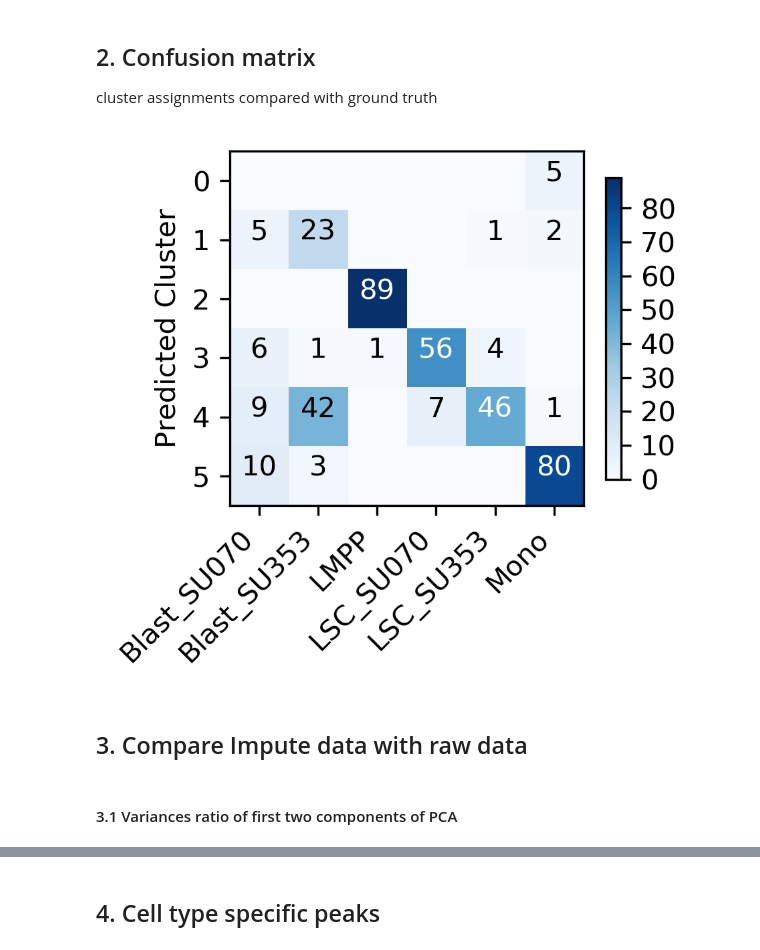
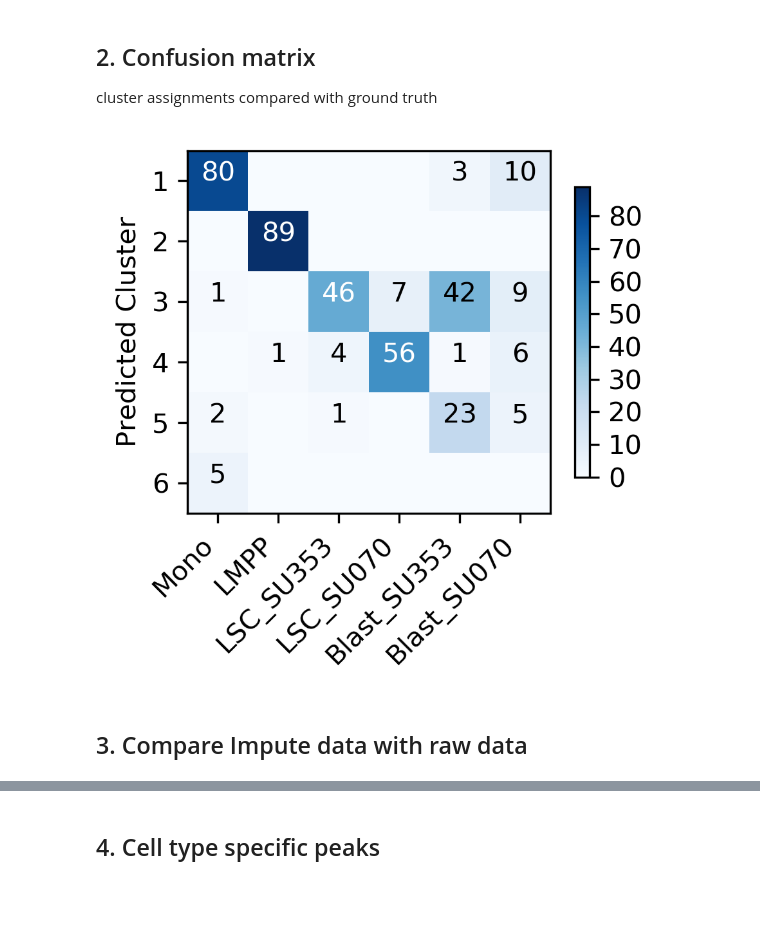
Before and after one commit to jsxlei/SCALE, a Jupyter notebook: notebooks/tutorial.ipynb, the cells around one changed output, grey strips where cells are left out. Cells and saved outputs as stored; diff of their text form; code cells hidden in the pictures; blank space fills up the shorter version.

```diff
--- a/notebooks/tutorial.ipynb
+++ b/notebooks/tutorial.ipynb
@@ -94,3 +73,15 @@ _, assignments = cluster_acc(assignments, ref) # reassignment cluster
+# %%
+ref, classes, le = read_labels(reference_file, return_enc=True)
+classes = ['Mono', 'LMPP', 'LSC_SU353', 'LSC_SU070', 'Blast_SU353', 'Blast_SU070']
+classes_ = le.transform(classes) # class number name
+
+pred, pred_classes = read_labels(assignments_file)
+pred = reassign_cluster_with_ref(pred, ref)
+
+y = le.inverse_transform(ref)
+pred_ = le.inverse_transform(pred)
+y_pred = np.array(['cluster'+str(c+1) for c in pred])
+# _, assignments = cluster_acc(assignments, ref) # reassignment cluster
 # %% [markdown]
 ## 1. Feature embedding
 different color representing ground truth cell types
@@ -104,12 +96,10 @@ plot_embedding(feature, ref, classes, markersize=10, figsize=(4,4))
 ## 2. Confusion matrix
 cluster assignments compared with ground truth
 # %%
-cm = confusion_matrix(assignments, ref)
-plot_confusion_matrix(cm, classes, assign_classes,
+cm = confusion_matrix(pred_, y, labels=classes)
+plot_confusion_matrix(cm, classes, pred_classes+1,
                     title='', normalize=False, figsize=(3,3), show_cbar=True)
 # %% [output]
-[figure, old version]
+[figure, new version]
 # %% [markdown]
 ## 3. Compare Impute data with raw data
-# %% [markdown]
-####  3.1 Variances ratio of first two components of PCA
```
Also changed, not shown: parts of 21 cells of this notebook, 7 other files.
